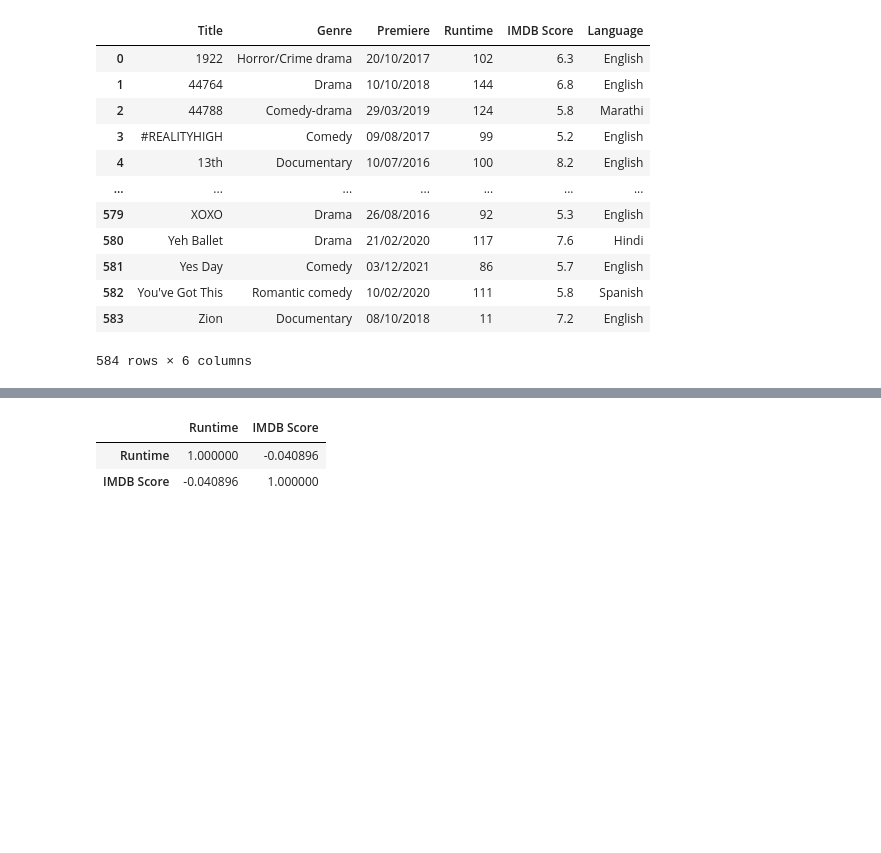
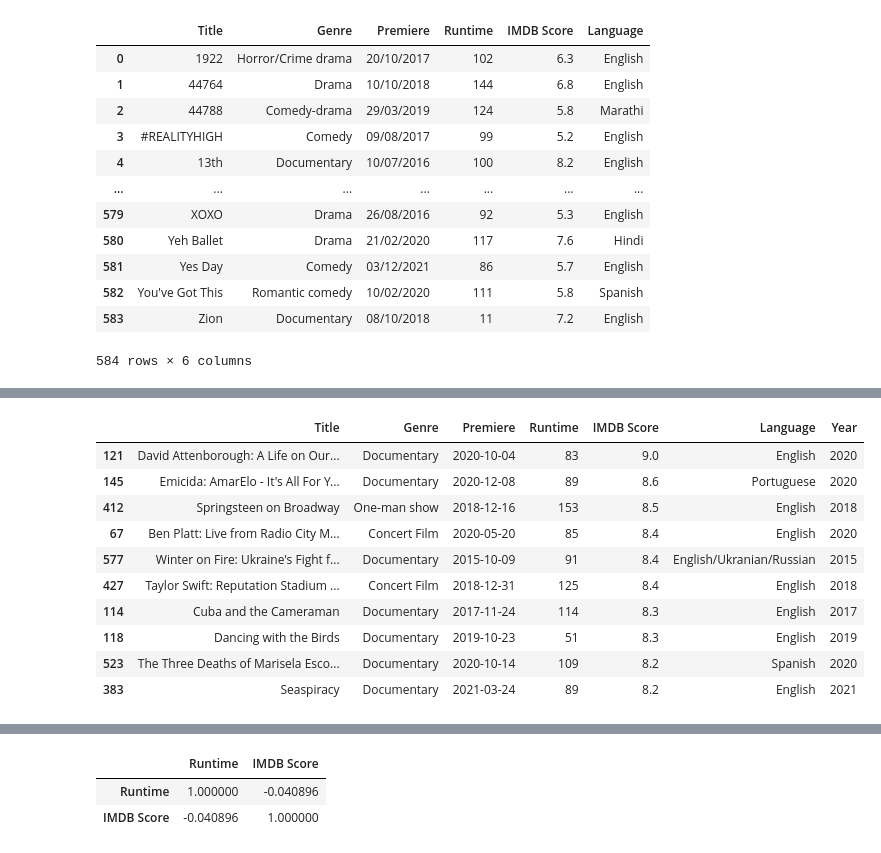
Before and after one commit to doruktopcu/GlobalAI-Hub-Python-Bootcamp-2022, a Jupyter notebook: GlobalAiHubProject2_MoviesAnalysis.ipynb, the cells around one changed output, grey strips where cells are left out. Cells and saved outputs as stored; diff of their text form; code cells hidden in the pictures; blank space fills up the shorter version.

```diff
--- a/GlobalAiHubProject2_MoviesAnalysis.ipynb
+++ b/GlobalAiHubProject2_MoviesAnalysis.ipynb
@@ -46,0 +214,17 @@ long_runtime_movies
+# %%
+#Top 10 by IMDB scores.
+top_ten_by_imdb = movies_df.sort_values(by = 'IMDB Score', ascending = False).head(10)
+# %%
+top_ten_by_imdb
+# %% [output]
+|  | Title | Genre | Premiere | Runtime | IMDB Score | Language | Year |
+| 121 | David Attenborough: A Life on Our... | Documentary | 2020-10-04 | 83 | 9.0 | English | 2020 |
+| 145 | Emicida: AmarElo - It's All For Y... | Documentary | 2020-12-08 | 89 | 8.6 | Portuguese | 2020 |
+| 412 | Springsteen on Broadway | One-man show | 2018-12-16 | 153 | 8.5 | English | 2018 |
+| 67 | Ben Platt: Live from Radio City M... | Concert Film | 2020-05-20 | 85 | 8.4 | English | 2020 |
+| 577 | Winter on Fire: Ukraine's Fight f... | Documentary | 2015-10-09 | 91 | 8.4 | English/Ukranian/Russian | 2015 |
+| 427 | Taylor Swift: Reputation Stadium ... | Concert Film | 2018-12-31 | 125 | 8.4 | English | 2018 |
+| 114 | Cuba and the Cameraman | Documentary | 2017-11-24 | 114 | 8.3 | English | 2017 |
+| 118 | Dancing with the Birds | Documentary | 2019-10-23 | 51 | 8.3 | English | 2019 |
+| 523 | The Three Deaths of Marisela Esco... | Documentary | 2020-10-14 | 109 | 8.2 | Spanish | 2020 |
+| 383 | Seaspiracy | Documentary | 2021-03-24 | 89 | 8.2 | English | 2021 |
```
Also changed, not shown: parts of 47 cells of this notebook.
